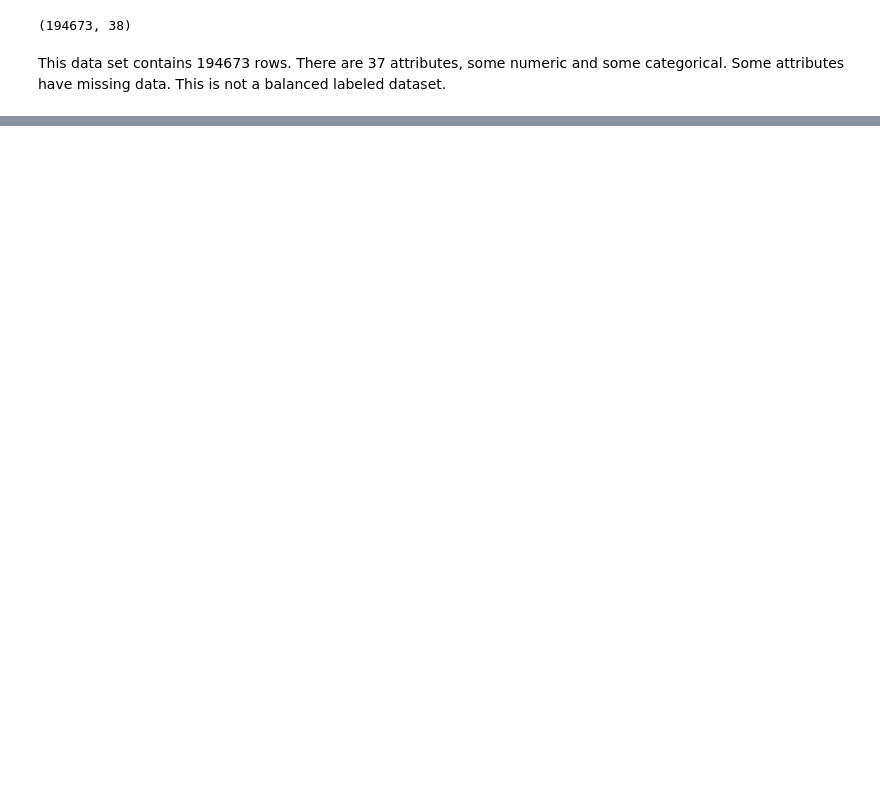
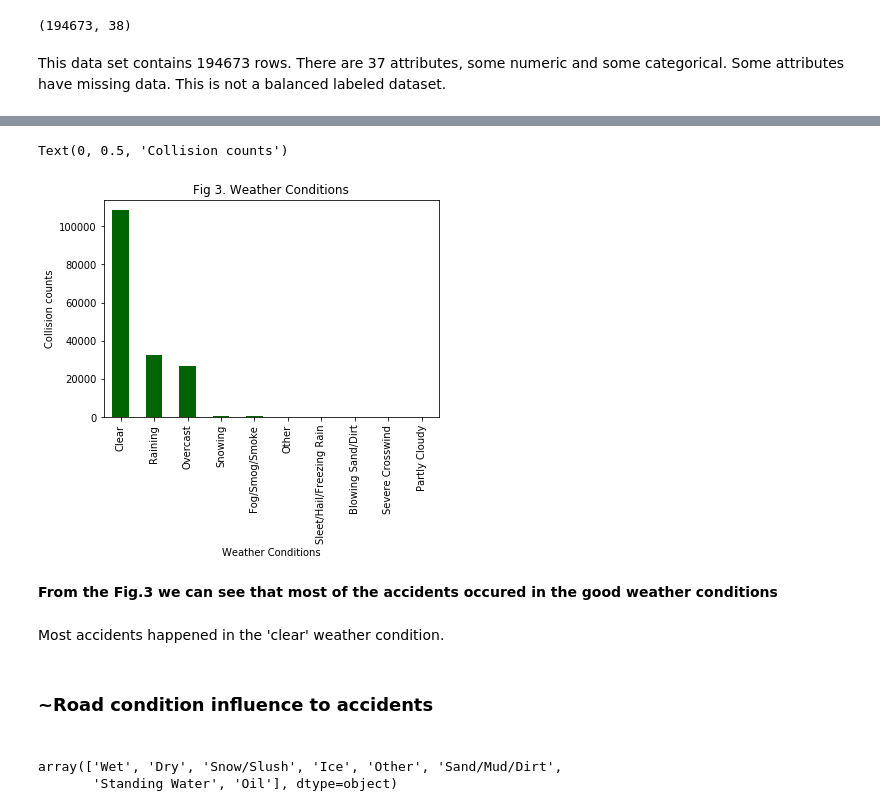
Before and after one commit to simona-vyc/Coursera_Capstone, a Jupyter notebook: Coursera Capstone Project.ipynb, the cells around one changed output, grey strips where cells are left out. Cells and saved outputs as stored; diff of their text form; code cells hidden in the pictures; blank space fills up the shorter version.

```diff
--- a/Coursera Capstone Project.ipynb
+++ b/Coursera Capstone Project.ipynb
@@ -137,0 +116,6 @@ df_data_2.head()
+# %%
+df_1 = df_1[['SEVERITYCODE', 'ADDRTYPE', 'WEATHER', 'ROADCOND', 'LIGHTCOND']]
+# %%
+df_1.dropna(subset=['SEVERITYCODE', 'ADDRTYPE', 'WEATHER', 'ROADCOND', 'LIGHTCOND'], inplace = True)
+# %%
+df_1.reset_index(inplace = True, drop = True)
@@ -137,0 +162,4 @@ df_data_2.head()
+# %%
+#Drop rows with unknown values
+df_1.drop(df_1[(df_1['SEVERITYCODE'] == '0') | (df_1['WEATHER'] == 'Unknown')
+           | (df_1['ROADCOND'] == 'Unknown') | (df_1['LIGHTCOND'] == 'Unknown')].index, inplace = True)
@@ -137,0 +212,20 @@ df_data_2.head()
+# %%
+fig, ax = plt.subplots()
+df_1['WEATHER'].value_counts().plot(ax=ax, kind='bar', color='darkgreen')
+plt.title('Fig 3. Weather Conditions')
+plt.xlabel('Weather Conditions')
+plt.ylabel('Collision counts')
+# %% [output]
+Text(0, 0.5, 'Collision counts')
+[figure, added]
+# %% [markdown]
+<b> From the Fig.3 we can see that most of the accidents occured in the good weather conditions <b>
+# %% [markdown]
+Most accidents happened in the 'clear' weather condition.
+# %% [markdown]
+<h3> ~Road condition influence to accidents <h3>
+# %%
+df_1['ROADCOND'].unique()
+# %% [output]
+array(['Wet', 'Dry', 'Snow/Slush', 'Ice', 'Other', 'Sand/Mud/Dirt',
+       'Standing Water', 'Oil'], dtype=object)
```
Also changed, not shown: parts of 102 cells of this notebook.
